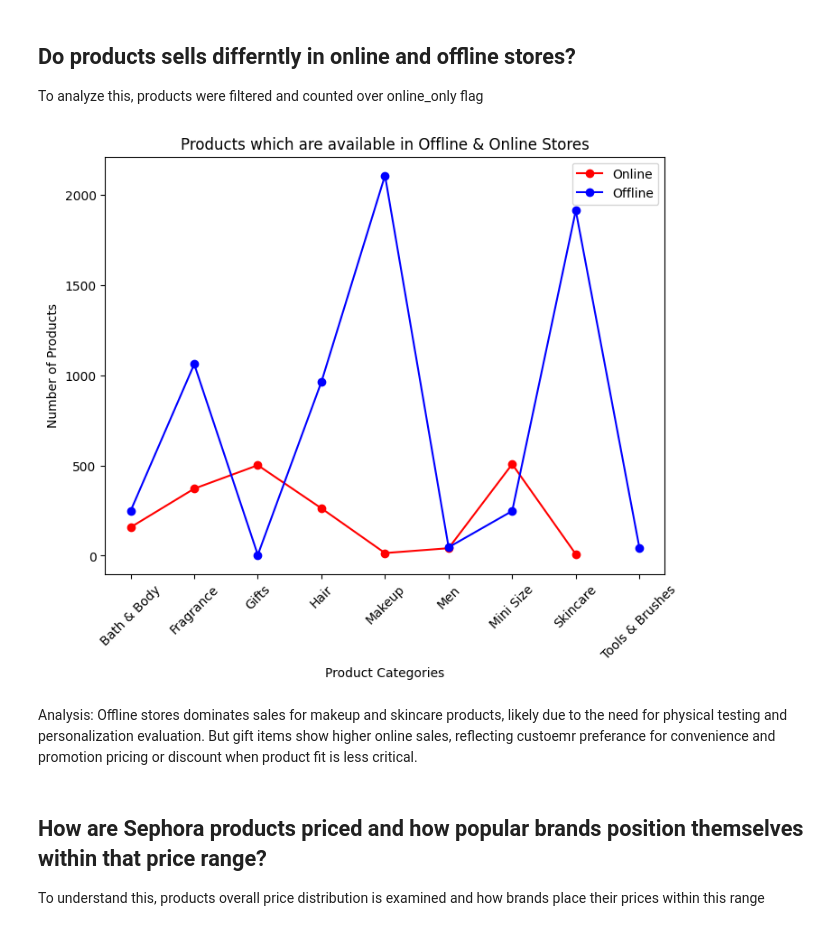
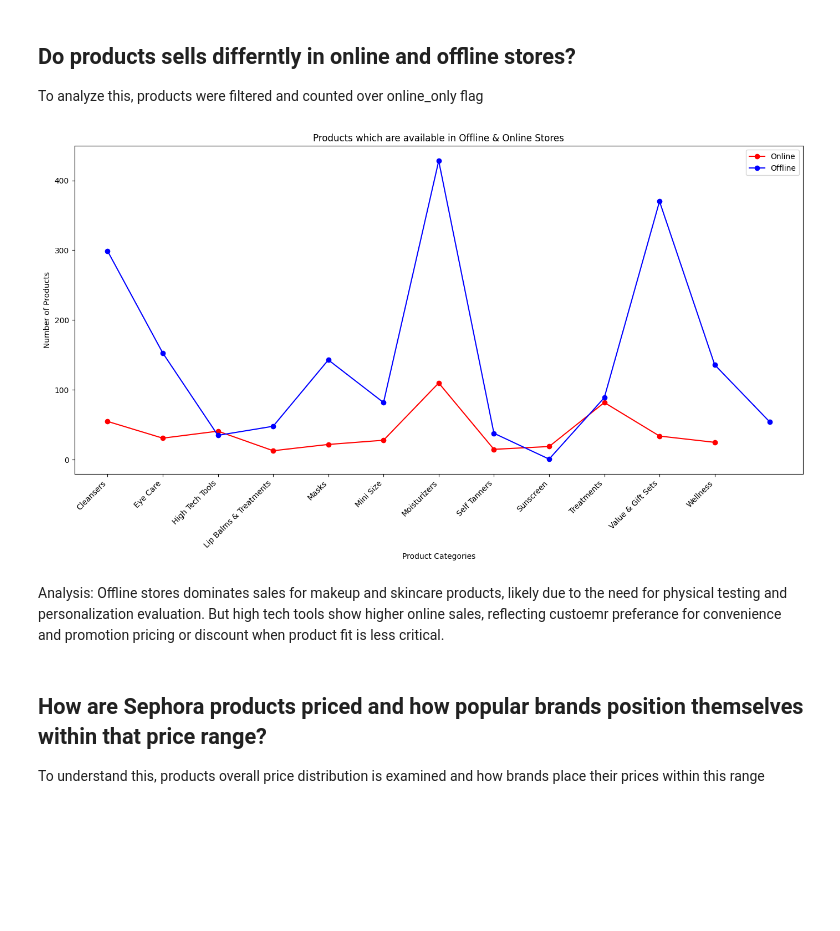
Before and after one commit to aditidas3/Sephora_product_review_analysis, a Jupyter notebook: notebooks/01_eda.ipynb, the cells around one changed output. Cells and saved outputs as stored; diff of their text form; code cells hidden in the pictures; blank space fills up the shorter version.

```diff
--- a/notebooks/01_eda.ipynb
+++ b/notebooks/01_eda.ipynb
@@ -4,8 +7,7 @@ Sephora dataset contains customer reviews and product metadata for its products.
 # %%
 import pandas as pd
 
-# loading the preprocessed data script
-from src.data_preprocessing import load_processedDfs
-df = load_processedDfs()
+# loading the preprocessed data
+df = pd.read_parquet('../data/processed/processed_parq.parquet')
 # %%
 print('Shape of the dataset',df.shape)
@@ -64,28 +65,31 @@ Analysis: Lip balms, cleansers products emerge as the most loved products indica
 ## Do products sells differntly in online and offline stores?
 To analyze this, products were filtered and counted over online_only flag
 # %%
-plt.figure(figsize=(8,6))
+plt.figure(figsize=(14,8))
 
 # number of products in primary category that are available in offline and online stores
 df_products_only = df.groupby('product_id').first().reset_index()
 filtered_online = df_products_only[(df_products_only['online_only'] == 1)]
 filtered_offline = df_products_only[(df_products_only['online_only'] == 0)]
-# Count number of products per primary_category
-category_counts_online = filtered_online['primary_category'].value_counts().sort_index()
-category_counts_offline = filtered_offline['primary_category'].value_counts().sort_index()
+# Count number of products per secondary_category
+category_counts_online = filtered_online['secondary_category'].value_counts().sort_index()
+category_counts_offline = filtered_offline['secondary_category'].value_counts().sort_index()
 # Plot
 category_counts_online.plot(kind='line',color='red',label='Online',marker='o')
 category_counts_offline.plot(kind='line',color='blue',label='Offline',marker='o')
 plt.xlabel('Product Categories')
 plt.ylabel('Number of Products')
-plt.xticks(rotation=45)
+ax = plt.gca()
+ax.set_xticks(range(len(category_counts_online.index)))
+ax.set_xticklabels(category_counts_online.index, rotation=45, ha='right')
 plt.title('Products which are available in Offline & Online Stores')
 plt.legend(loc='best')
+plt.tight_layout()
 plt.show()
 # %% [output]
-[figure, old version]
+[figure, new version]
 # %% [markdown]
-Analysis: Offline stores dominates sales for makeup and skincare products, likely due to the need for physical testing and personalization evaluation. But gift items show higher online sales, reflecting custoemr preferance for convenience and promotion pricing or discount when product fit is less critical.
+Analysis: Offline stores dominates sales for makeup and skincare products, likely due to the need for physical testing and personalization evaluation. But high tech tools show higher online sales, reflecting custoemr preferance for convenience and promotion pricing or discount when product fit is less critical.
 # %% [markdown]
 ## How are Sephora products priced and how popular brands position themselves within that price range?
 To understand this, products overall price distribution is examined and how brands place their prices within this range
```
Also changed, not shown: parts of 9 cells of this notebook.
